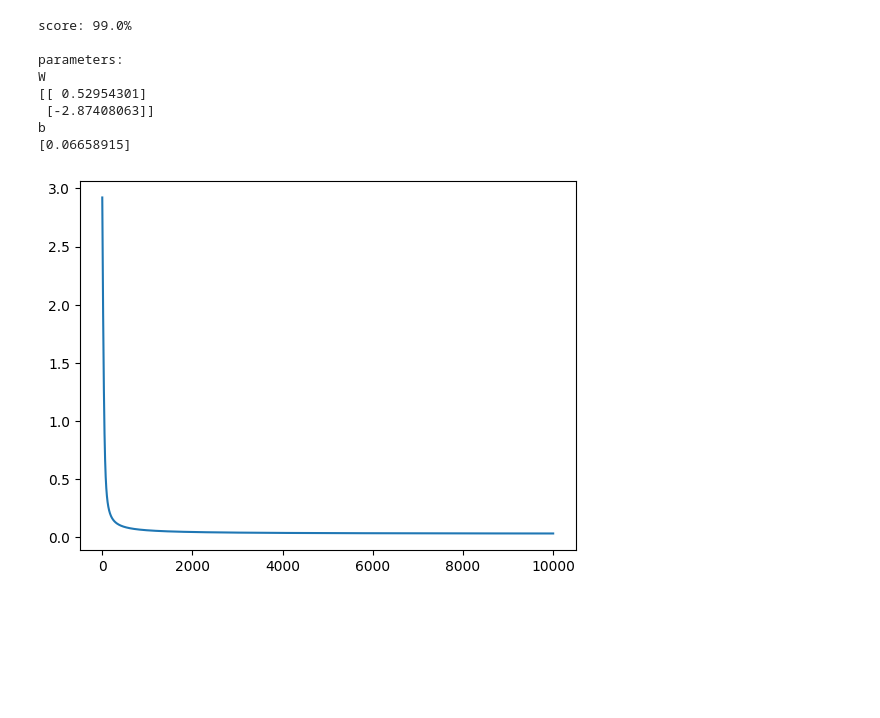
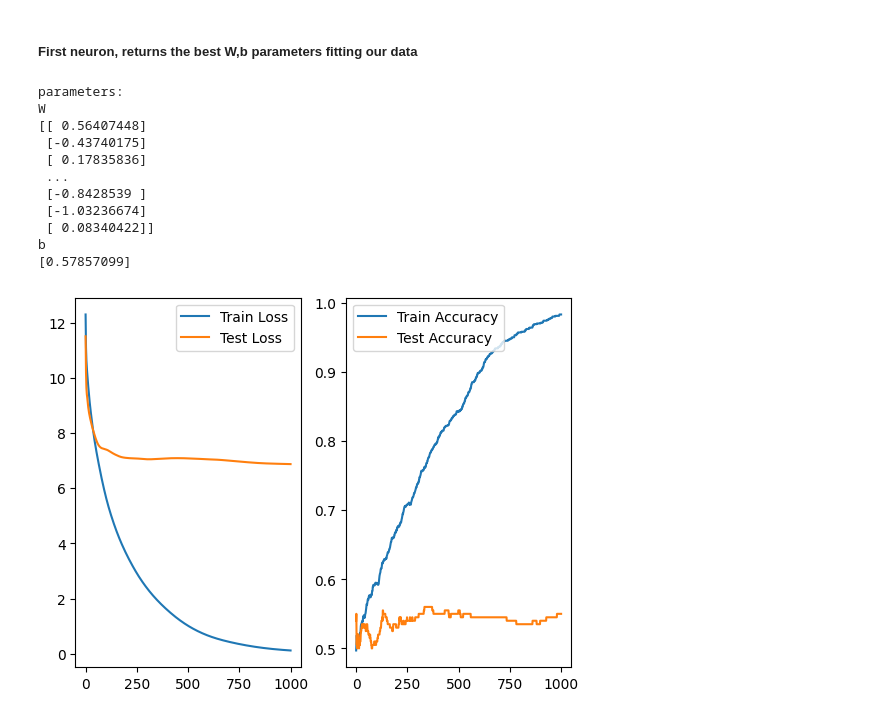
Before and after one commit to yahiaDZz/Trucs-SML, a Jupyter notebook: NeuralNetwork.ipynb, the cells around one changed output. Cells and saved outputs as stored; diff of their text form; code cells hidden in the pictures; blank space fills up the shorter version.

```diff
--- a/NeuralNetwork.ipynb
+++ b/NeuralNetwork.ipynb
@@ -84,27 +98,46 @@ from sklearn.metrics import accuracy_score
-# %%
-def neuron(X,y,n_iter = 10000,learning_rate = 0.01):
-    W,b = initialize(X)
-    J = []
-    for i in range(n_iter):
-        A = model(X,W,b)
-        Loss = log_loss(A,y)
-        J.append(Loss)
-        dW, db = gradients(X,A,y)
-        W,b = update(W,b,dW,db,learning_rate=learning_rate)
-    y_pred = predict(X,W,b)
-    print("score: {}%\n".format(accuracy_score(y,y_pred)*100))
-    plt.plot(J)
-    return (W,b)
+# %% [markdown]
+##### First neuron, returns the best W,b parameters fitting our data
+# %%
+def neuron(X_train,y_train,X_test,y_test,n_iter = 10000,learning_rate = 0.01):
+    W,b = initialize(X_train)
+    train_loss = []
+    test_loss = []
+    train_accuracy = []
+    test_accuracy = []
+    for i in tqdm(range(n_iter)): # TQDM: progress bar during iterations
+        A = model(X_train,W,b)
+        if i % 10 == 0:
+          # keeping track of the train data accuracy and loss based on current W and b
+          train_accuracy.append(accuracy_score(y_train,predict(X_train,W,b)))
+          train_loss.append(log_loss(A,y_train))
+          # keeping track of the test data accuracy and loss based on current W and b
+          A_test = model(X_test,W,b)
+          test_loss.append(log_loss(A_test,y_test))
+          test_accuracy.append(accuracy_score(y_test,predict(X_test,W,b)))
+        dW, db = gradients(X_train,A,y_train)
+        W,b = update(W,b,dW,db,learning_rate=learning_rate)
+    plt.subplot(1,2,1)
+    plt.plot(train_loss,label = "Train Loss")
+    plt.plot(test_loss,label = "Test Loss")
+    plt.legend()
+    plt.subplot(1,2,2)
+    plt.plot(train_accuracy,label = "Train Accuracy")
+    plt.plot(test_accuracy,label = "Test Accuracy")
+    plt.legend()
+    return (W,b)
 # %%
-W,b = neuron(X,y)
+W,b = neuron(X_train_raveled,y_train,X_test_raveled,y_test)
 print("parameters:\nW\n{}\nb\n{}\n".format(W,b))
 # %% [output]
-score: 99.0%
-
 parameters:
 W
-[[ 0.52954301]
- [-2.87408063]]
+[[ 0.56407448]
+ [-0.43740175]
+ [ 0.17835836]
+ ...
+ [-0.8428539 ]
+ [-1.03236674]
+ [ 0.08340422]]
 b
-[0.06658915]
+[0.57857099]
-[figure, old version]
+[figure, new version]
```
Also changed, not shown: parts of 17 cells of this notebook.
